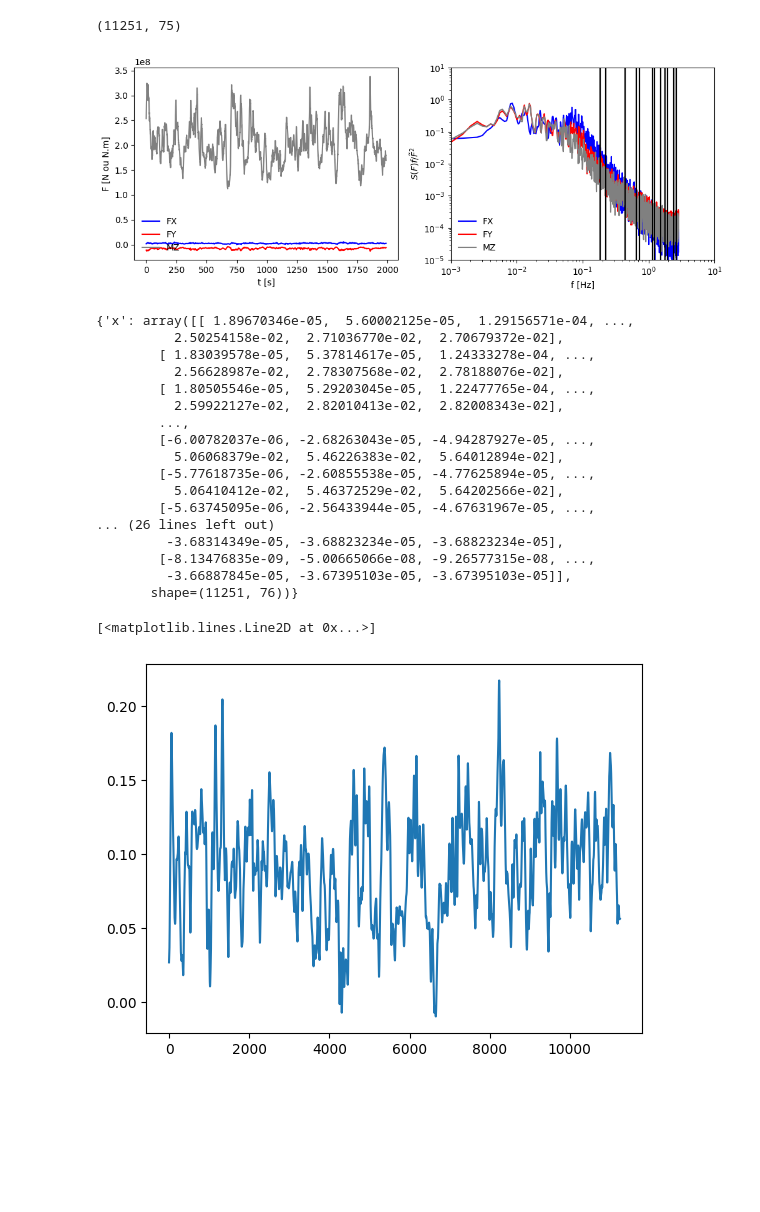
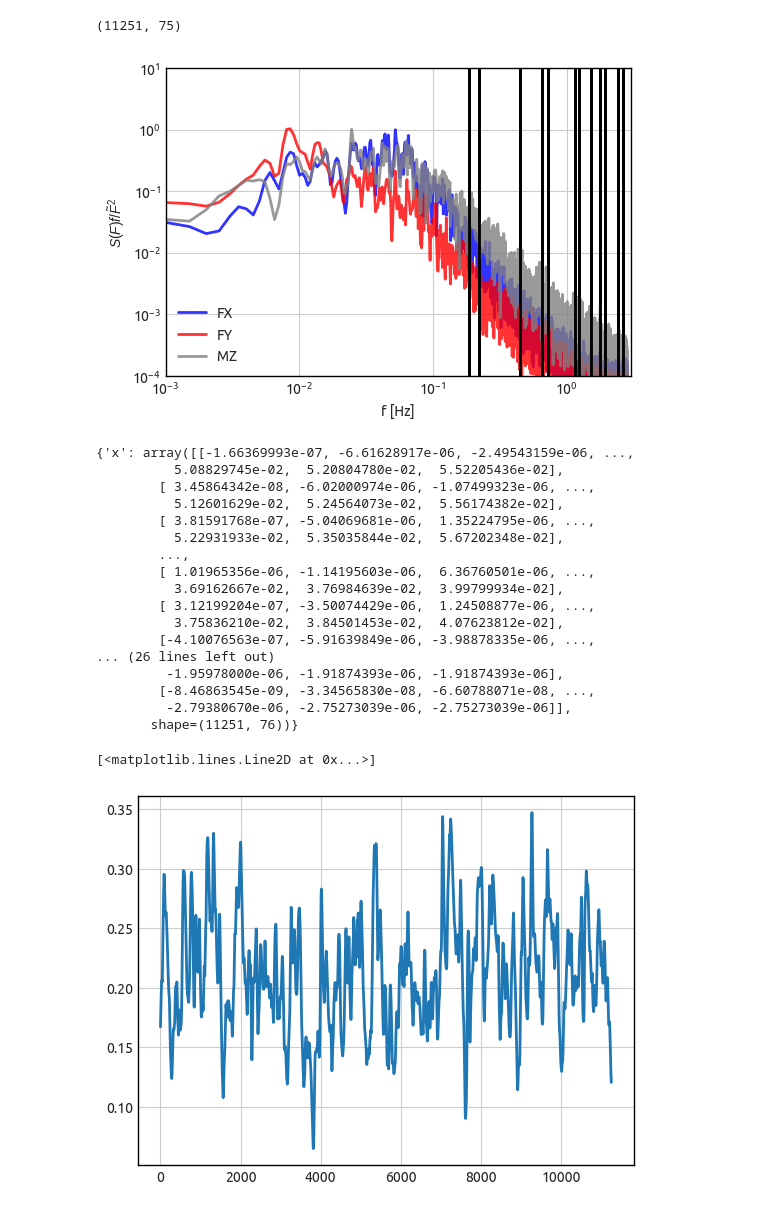
Before and after one commit to AeroSim-CFD/cfdmod, a Jupyter notebook: notebooks/test_hfpi.ipynb, the cells around one changed output. Drawn from its saved outputs; the diff is of its cells as text; code cells hidden in the pictures; blank space fills up the shorter version.

Commit message:
Updated HFPI plots

```diff
--- a/notebooks/test_hfpi.ipynb
+++ b/notebooks/test_hfpi.ipynb
@@ -1,6 +1,8 @@
 # %%
 import cfdmod.hfpi_mock as hfpi
 import pathlib
+
+hfpi.set_plt_style()
 
 ### Report directory
 base_base = pathlib.Path("/mnt/disk01/prd-eng/portfolio-eng/simulation_files/petra_nova_fluidmechanics/comparison/dynamic_analysis")
@@ -17,7 +19,7 @@ n_modes = 12
 floors_csv = structure_path / "nodes.csv"
 phi_csvs = [structure_path / f"phi_{i}.csv" for i in range(1, n_modes+1)]
 
-case_use = "000"
+case_use = "210"
 # %%
 import numpy as np
 np.zeros((10, 5)).sum(axis=1).shape
@@ -106,37 +108,35 @@ forces_data.cf_x.shape
 # %% [output]
 (11251, 75)
 # %%
-fig, axs = hfpi.plot_force_series(forces_data, struct_data, sigma=1, plot_mz=True)
-
-axs[1].set_xlim([1e-3, 1e1])
+fig, ax = hfpi.plot_force_spectrum(forces_data, struct_data, sigma=1, plot_mz=True)
 
 fig.show()
 # %% [output]
-[figure, old version]
+[figure, new version]
 # %%
 real_displacement = solver_hfpi.get_real_displacement()
 real_displacement
 # %% [output]
-{'x': array([[ 1.89670346e-05,  5.60002125e-05,  1.29156571e-04, ...,
-          2.50254158e-02,  2.71036770e-02,  2.70679372e-02],
-        [ 1.83039578e-05,  5.37814617e-05,  1.24333278e-04, ...,
-          2.56628987e-02,  2.78307568e-02,  2.78188076e-02],
-        [ 1.80505546e-05,  5.29203045e-05,  1.22477765e-04, ...,
-          2.59922127e-02,  2.82010413e-02,  2.82008343e-02],
+{'x': array([[-1.66369993e-07, -6.61628917e-06, -2.49543159e-06, ...,
+          5.08829745e-02,  5.20804780e-02,  5.52205436e-02],
+        [ 3.45864342e-08, -6.02000974e-06, -1.07499323e-06, ...,
+          5.12601629e-02,  5.24564073e-02,  5.56174382e-02],
+        [ 3.81591768e-07, -5.04069681e-06,  1.35224795e-06, ...,
+          5.22931933e-02,  5.35035844e-02,  5.67202348e-02],
         ...,
-        [-6.00782037e-06, -2.68263043e-05, -4.94287927e-05, ...,
-          5.06068379e-02,  5.46226383e-02,  5.64012894e-02],
-        [-5.77618735e-06, -2.60855538e-05, -4.77625894e-05, ...,
-          5.06410412e-02,  5.46372529e-02,  5.64202566e-02],
-        [-5.63745095e-06, -2.56433944e-05, -4.67631967e-05, ...,
+        [ 1.01965356e-06, -1.14195603e-06,  6.36760501e-06, ...,
+          3.69162667e-02,  3.76984639e-02,  3.99799934e-02],
+        [ 3.12199204e-07, -3.50074429e-06,  1.24508877e-06, ...,
+          3.75836210e-02,  3.84501453e-02,  4.07623812e-02],
+        [-4.10076563e-07, -5.91639849e-06, -3.98878335e-06, ...,
 ... (26 lines left out)
-         -3.68314349e-05, -3.68823234e-05, -3.68823234e-05],
-        [-8.13476835e-09, -5.00665066e-08, -9.26577315e-08, ...,
-         -3.66887845e-05, -3.67395103e-05, -3.67395103e-05]],
+         -1.95978000e-06, -1.91874393e-06, -1.91874393e-06],
+        [-8.46863545e-09, -3.34565830e-08, -6.60788071e-08, ...,
+         -2.79380670e-06, -2.75273039e-06, -2.75273039e-06]],
        shape=(11251, 76))}
 # %%
 import matplotlib.pyplot as plt
-plt.plot(real_displacement['x'][:,75])
+plt.plot(real_displacement['y'][:,75])
 # %% [output]
 [<matplotlib.lines.Line2D at 0x...>]
-[figure, old version]
+[figure, new version]
```
Also changed, not shown: parts of 1 cell of this notebook, 1 other file.
